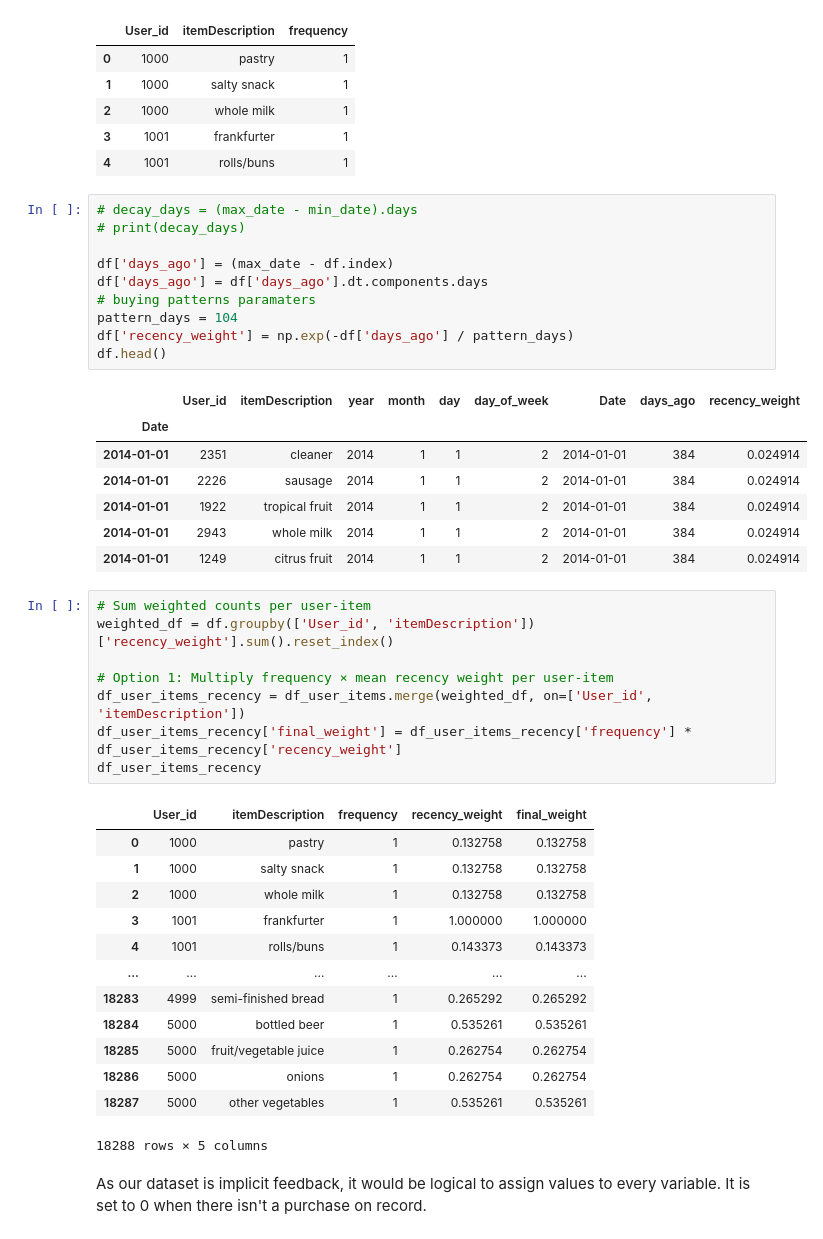
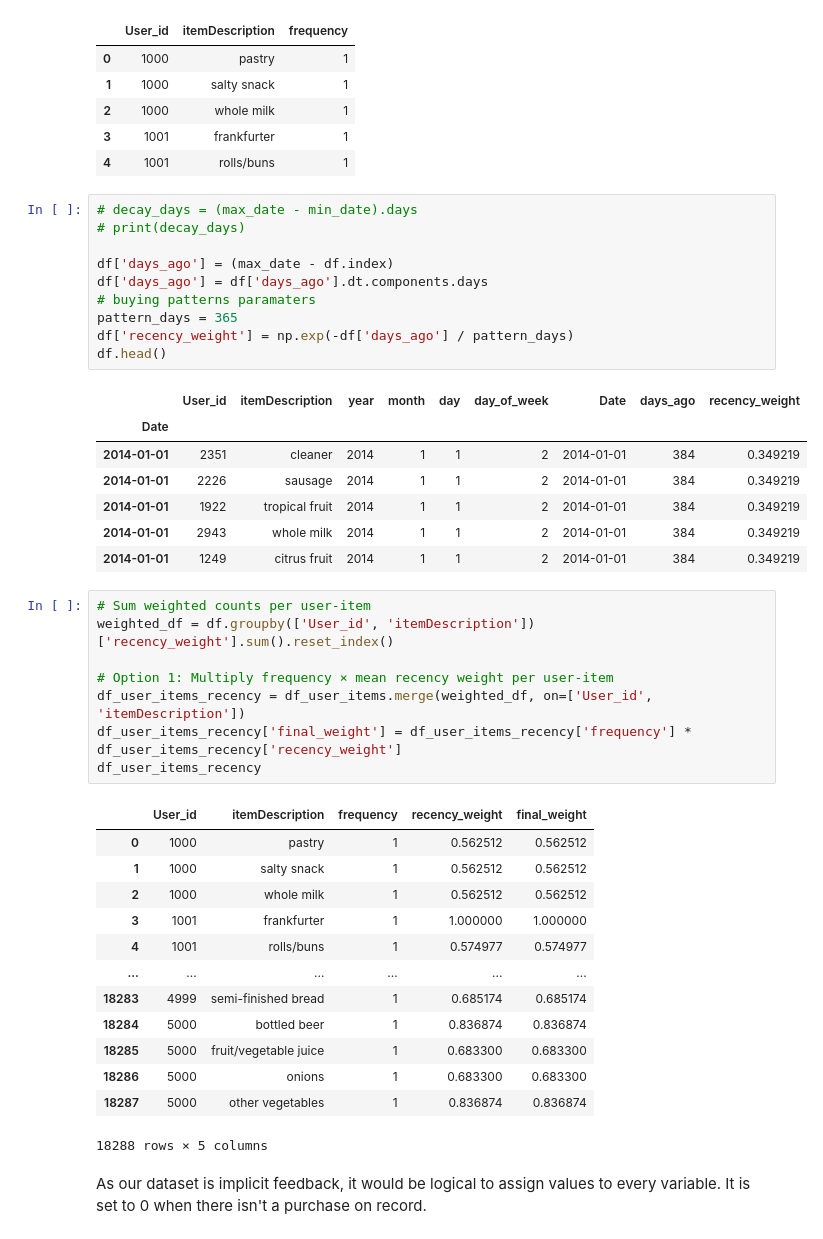
Before and after one commit to lalitphan-rainie/COMPSCI7306_MBD_A3, a Jupyter notebook: MBD_2025_Tri1_assignment3a_a1932456_Lalitphan_Sae-teoh_v03.ipynb, the cells around one changed output. Cells and saved outputs as stored; diff of their text form.

```diff
--- a/MBD_2025_Tri1_assignment3a_a1932456_Lalitphan_Sae-teoh_v03.ipynb
+++ b/MBD_2025_Tri1_assignment3a_a1932456_Lalitphan_Sae-teoh_v03.ipynb
@@ -373,21 +373,21 @@ df_user_items.head()
 # %%
 # decay_days = (max_date - min_date).days
 # print(decay_days)
 
 df['days_ago'] = (max_date - df.index)
 df['days_ago'] = df['days_ago'].dt.components.days
 # buying patterns paramaters
-pattern_days = 104
+pattern_days = 365
 df['recency_weight'] = np.exp(-df['days_ago'] / pattern_days)
 df.head()
 # %% [output]
 |  | User_id | itemDescription | year | month | day | day_of_week | Date | days_ago | recency_weight |
 | Date |  |  |  |  |  |  |  |  |  |
-| 2014-01-01 | 2351 | cleaner | 2014 | 1 | 1 | 2 | 2014-01-01 | 384 | 0.024914 |
-| 2014-01-01 | 2226 | sausage | 2014 | 1 | 1 | 2 | 2014-01-01 | 384 | 0.024914 |
-| 2014-01-01 | 1922 | tropical fruit | 2014 | 1 | 1 | 2 | 2014-01-01 | 384 | 0.024914 |
-| 2014-01-01 | 2943 | whole milk | 2014 | 1 | 1 | 2 | 2014-01-01 | 384 | 0.024914 |
-| 2014-01-01 | 1249 | citrus fruit | 2014 | 1 | 1 | 2 | 2014-01-01 | 384 | 0.024914 |
+| 2014-01-01 | 2351 | cleaner | 2014 | 1 | 1 | 2 | 2014-01-01 | 384 | 0.349219 |
+| 2014-01-01 | 2226 | sausage | 2014 | 1 | 1 | 2 | 2014-01-01 | 384 | 0.349219 |
+| 2014-01-01 | 1922 | tropical fruit | 2014 | 1 | 1 | 2 | 2014-01-01 | 384 | 0.349219 |
+| 2014-01-01 | 2943 | whole milk | 2014 | 1 | 1 | 2 | 2014-01-01 | 384 | 0.349219 |
+| 2014-01-01 | 1249 | citrus fruit | 2014 | 1 | 1 | 2 | 2014-01-01 | 384 | 0.349219 |
 # %%
 # Sum weighted counts per user-item
 weighted_df = df.groupby(['User_id', 'itemDescription'])['recency_weight'].sum().reset_index()
@@ -398,17 +398,17 @@ df_user_items_recency['final_weight'] = df_user_items_recency['frequency'] * df_
 df_user_items_recency
 # %% [output]
 |  | User_id | itemDescription | frequency | recency_weight | final_weight |
-| 0 | 1000 | pastry | 1 | 0.132758 | 0.132758 |
-| 1 | 1000 | salty snack | 1 | 0.132758 | 0.132758 |
-| 2 | 1000 | whole milk | 1 | 0.132758 | 0.132758 |
+| 0 | 1000 | pastry | 1 | 0.562512 | 0.562512 |
+| 1 | 1000 | salty snack | 1 | 0.562512 | 0.562512 |
+| 2 | 1000 | whole milk | 1 | 0.562512 | 0.562512 |
 | 3 | 1001 | frankfurter | 1 | 1.000000 | 1.000000 |
-| 4 | 1001 | rolls/buns | 1 | 0.143373 | 0.143373 |
+| 4 | 1001 | rolls/buns | 1 | 0.574977 | 0.574977 |
 | ... | ... | ... | ... | ... | ... |
-| 18283 | 4999 | semi-finished bread | 1 | 0.265292 | 0.265292 |
-| 18284 | 5000 | bottled beer | 1 | 0.535261 | 0.535261 |
-| 18285 | 5000 | fruit/vegetable juice | 1 | 0.262754 | 0.262754 |
-| 18286 | 5000 | onions | 1 | 0.262754 | 0.262754 |
-| 18287 | 5000 | other vegetables | 1 | 0.535261 | 0.535261 |
+| 18283 | 4999 | semi-finished bread | 1 | 0.685174 | 0.685174 |
+| 18284 | 5000 | bottled beer | 1 | 0.836874 | 0.836874 |
+| 18285 | 5000 | fruit/vegetable juice | 1 | 0.683300 | 0.683300 |
+| 18286 | 5000 | onions | 1 | 0.683300 | 0.683300 |
+| 18287 | 5000 | other vegetables | 1 | 0.836874 | 0.836874 |
 18288 rows × 5 columns
 # %% [markdown]
 As our dataset is implicit feedback, it would be logical to assign values to every variable. It is set to 0 when there isn't a purchase on record.
```
Also changed, not shown: parts of 18 cells of this notebook.
